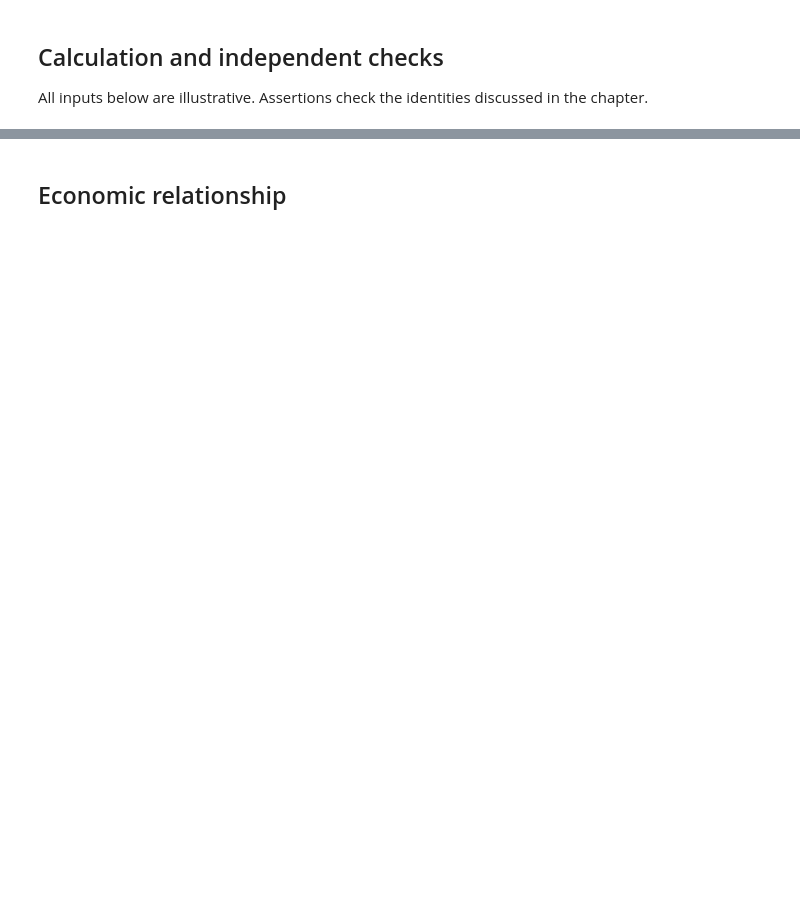
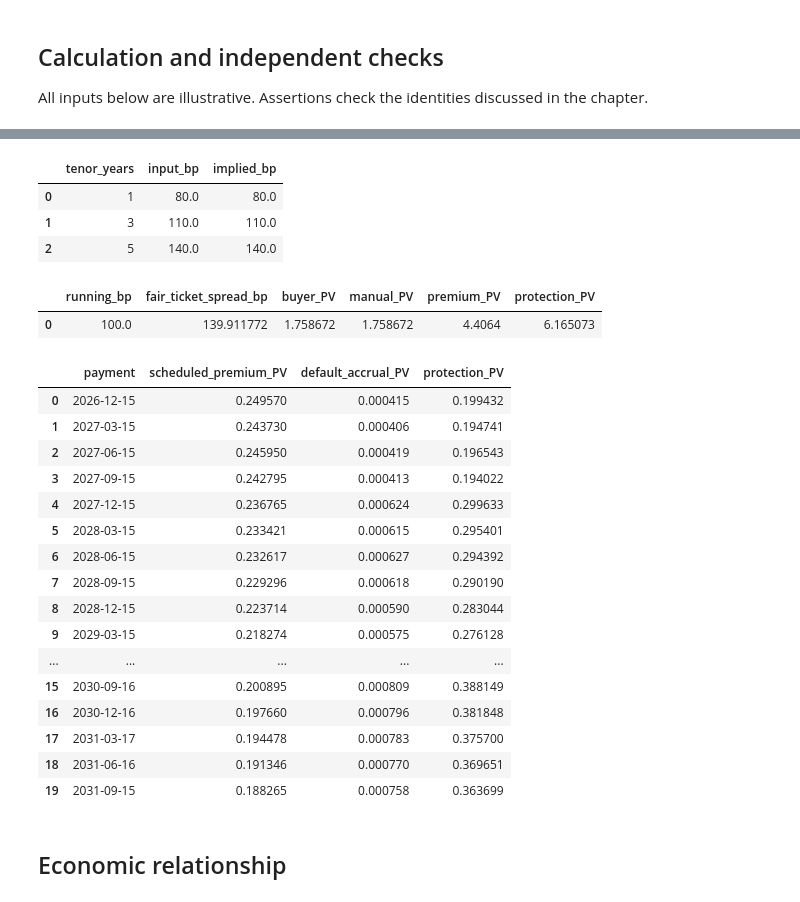
Before and after one commit to QuhiQuhihi/project_FICC_Quant, a Jupyter notebook: topics/11-credit-default-swaps/study.ipynb, the cells around one changed output, grey strips where cells are left out. Drawn from its saved outputs; the diff is of its cells as text; code cells hidden in the pictures; blank space fills up the shorter version.

```diff
--- a/topics/11-credit-default-swaps/study.ipynb
+++ b/topics/11-credit-default-swaps/study.ipynb
@@ -58,2 +40,80 @@ display(summary.round(6))
+# %%
+with valuation_date():
+    discount, _, _ = curves()
+    discount_handle = ql.YieldTermStructureHandle(discount)
+    recovery, notional, running = .40, 100., .01
+    tenors, spreads = [1, 3, 5], [.008, .011, .014]
+    helpers = [ql.SpreadCdsHelper(s, ql.Period(y, ql.Years), 0, CAL,
+               ql.Quarterly, ql.Following, ql.DateGeneration.Forward,
+               ql.Actual360(), recovery, discount_handle)
+               for y, s in zip(tenors, spreads)]
+    hazard_curve = ql.PiecewiseFlatHazardRate(DATE, helpers, ql.Actual365Fixed())
+    probability = ql.DefaultProbabilityTermStructureHandle(hazard_curve)
+    # Trigger the lazy bootstrap before asking helpers for implied quotes.
+    hazard_curve.survivalProbability(DATE + ql.Period('5Y'))
+    calibration = pd.DataFrame({'tenor_years':tenors, 'input_bp':1e4*np.array(spreads),
+                               'implied_bp':[1e4*h.impliedQuote() for h in helpers]})
+    assert np.max(np.abs(calibration.input_bp-calibration.implied_bp)) < 1e-4
+    schedule = ql.Schedule(DATE, DATE+ql.Period('5Y'), ql.Period('3M'), CAL,
+                           ql.Following, ql.Following, ql.DateGeneration.Forward, False)
+    def contract(spread):
+        instrument = ql.CreditDefaultSwap(ql.Protection.Buyer, notional, spread,
+            schedule, ql.Following, ql.Actual360(), True, True, DATE,
+            ql.FaceValueClaim(), ql.Actual360(), False, DATE, 0)
+        instrument.setPricingEngine(ql.MidPointCdsEngine(probability, recovery, discount_handle))
+        return instrument
+    cds = contract(running)
+    rows = []
+    for flow in cds.coupons():
+        coupon = ql.as_coupon(flow)
+        start, end, pay = coupon.accrualStartDate(), coupon.accrualEndDate(), coupon.date()
+        midpoint = start + (end-start)//2
+        dp = hazard_curve.survivalProbability(start)-hazard_curve.survivalProbability(end)
+        scheduled = (notional*running*ql.Actual360().yearFraction(start,end)
+                     *hazard_curve.survivalProbability(pay)*discount.discount(pay))
+        accrued = (notional*running*ql.Actual360().yearFraction(start,midpoint)
+                   *dp*discount.discount(midpoint))
+        protection = notional*(1-recovery)*dp*discount.discount(midpoint)
+        rows.append({'payment':pay.ISO(), 'scheduled_premium_PV':scheduled,
+                     'default_accrual_PV':accrued, 'protection_PV':protection})
+    legs = pd.DataFrame(rows)
+    premium = legs.scheduled_premium_PV.sum()+legs.default_accrual_PV.sum()
+    protection = legs.protection_PV.sum()
+    assert abs(-premium-cds.couponLegNPV()) < 1e-10
+    assert abs(protection-cds.defaultLegNPV()) < 1e-10
+    assert abs(protection-premium-cds.NPV()) < 1e-10
+    assert abs(contract(cds.fairSpread()).NPV()) < 1e-10
+    survival = pd.DataFrame([{'years':y, 'survival':hazard_curve.survivalProbability(DATE+ql.Period(y,ql.Years))}
+                             for y in range(0,6)])
+    assert ((survival.survival > 0)&(survival.survival <= 1)).all()
+    assert (np.diff(survival.survival) <= 0).all()
+    summary = pd.DataFrame([{'running_bp':running*1e4, 'fair_ticket_spread_bp':cds.fairSpread()*1e4,
+                'buyer_PV':cds.NPV(), 'manual_PV':protection-premium,
+                'premium_PV':premium, 'protection_PV':protection}])
+display(calibration.round(6)); display(summary.round(6)); display(legs.round(6))
+# %% [output]
+|  | tenor_years | input_bp | implied_bp |
+| 0 | 1 | 80.0 | 80.0 |
+| 1 | 3 | 110.0 | 110.0 |
+| 2 | 5 | 140.0 | 140.0 |
+|  | running_bp | fair_ticket_spread_bp | buyer_PV | manual_PV | premium_PV | protection_PV |
+| 0 | 100.0 | 139.911772 | 1.758672 | 1.758672 | 4.4064 | 6.165073 |
+|  | payment | scheduled_premium_PV | default_accrual_PV | protection_PV |
+| 0 | 2026-12-15 | 0.249570 | 0.000415 | 0.199432 |
+| 1 | 2027-03-15 | 0.243730 | 0.000406 | 0.194741 |
+| 2 | 2027-06-15 | 0.245950 | 0.000419 | 0.196543 |
+| 3 | 2027-09-15 | 0.242795 | 0.000413 | 0.194022 |
+| 4 | 2027-12-15 | 0.236765 | 0.000624 | 0.299633 |
+| 5 | 2028-03-15 | 0.233421 | 0.000615 | 0.295401 |
+| 6 | 2028-06-15 | 0.232617 | 0.000627 | 0.294392 |
+| 7 | 2028-09-15 | 0.229296 | 0.000618 | 0.290190 |
+| 8 | 2028-12-15 | 0.223714 | 0.000590 | 0.283044 |
+| 9 | 2029-03-15 | 0.218274 | 0.000575 | 0.276128 |
+| ... | ... | ... | ... | ... |
+| 15 | 2030-09-16 | 0.200895 | 0.000809 | 0.388149 |
+| 16 | 2030-12-16 | 0.197660 | 0.000796 | 0.381848 |
+| 17 | 2031-03-17 | 0.194478 | 0.000783 | 0.375700 |
+| 18 | 2031-06-16 | 0.191346 | 0.000770 | 0.369651 |
+| 19 | 2031-09-15 | 0.188265 | 0.000758 | 0.363699 |
 # %% [markdown]
 ## Economic relationship
```
Also changed, not shown: parts of 8 cells of this notebook, 34 other files.
